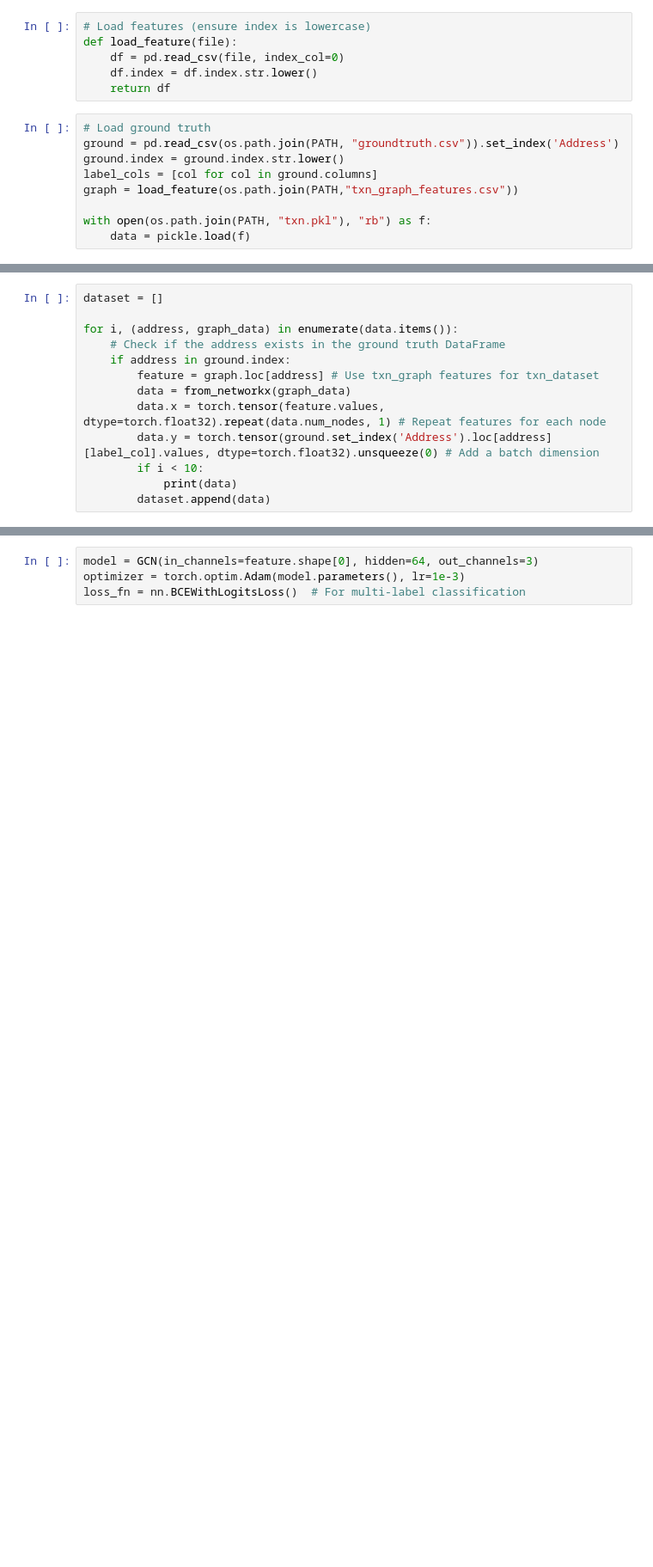
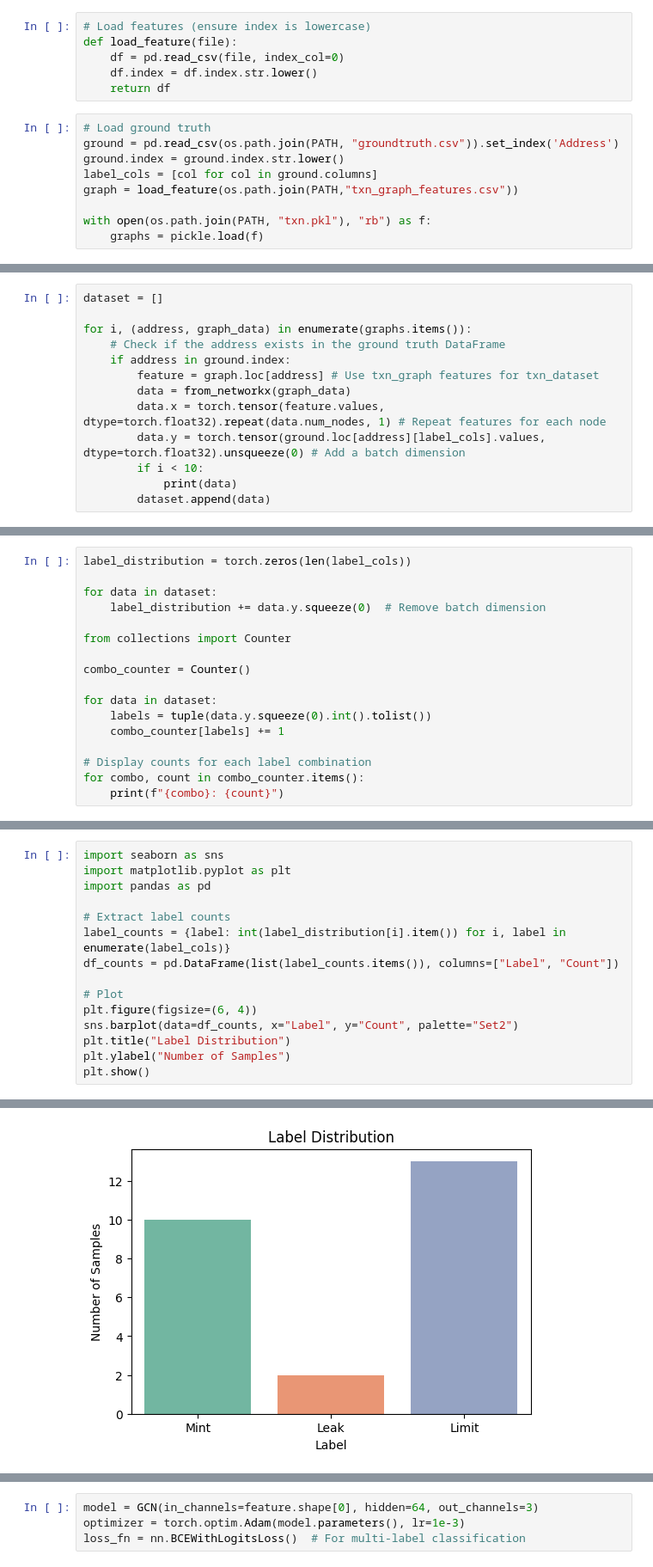
Before and after one commit to patorsiang/rugpull-detection-msc-kent-2025, a Jupyter notebook: notebooks/3_baseline/5_txn_gcn_model.ipynb, the cells around one changed output, grey strips where cells are left out. Shown at 86% size. Drawn from its saved outputs; the diff is of its cells as text; blank space fills up the shorter version.

Commit message:
feat: train and test txn graph

```diff
--- a/notebooks/3_baseline/5_txn_gcn_model.ipynb
+++ b/notebooks/3_baseline/5_txn_gcn_model.ipynb
@@ -67,7 +100,7 @@ label_cols = [col for col in ground.columns]
 graph = load_feature(os.path.join(PATH,"txn_graph_features.csv"))
 
 with open(os.path.join(PATH, "txn.pkl"), "rb") as f:
-    data = pickle.load(f)
+    graphs = pickle.load(f)
 # %%
 class GCN(nn.Module):
     def __init__(self, in_channels, hidden, out_channels):
@@ -84,13 +119,13 @@ class GCN(nn.Module):
 # %%
 dataset = []
 
-for i, (address, graph_data) in enumerate(data.items()):
+for i, (address, graph_data) in enumerate(graphs.items()):
     # Check if the address exists in the ground truth DataFrame
     if address in ground.index:
         feature = graph.loc[address] # Use txn_graph features for txn_dataset
         data = from_networkx(graph_data)
         data.x = torch.tensor(feature.values, dtype=torch.float32).repeat(data.num_nodes, 1) # Repeat features for each node
-        data.y = torch.tensor(ground.set_index('Address').loc[address][label_col].values, dtype=torch.float32).unsqueeze(0) # Add a batch dimension
+        data.y = torch.tensor(ground.loc[address][label_cols].values, dtype=torch.float32).unsqueeze(0) # Add a batch dimension
         if i < 10:
             print(data)
         dataset.append(data)
@@ -96,0 +145,17 @@ for i, (address, graph_data) in enumerate(data.items()):
+# %%
+label_distribution = torch.zeros(len(label_cols))
+
+for data in dataset:
+    label_distribution += data.y.squeeze(0)  # Remove batch dimension
+
+from collections import Counter
+
+combo_counter = Counter()
+
+for data in dataset:
+    labels = tuple(data.y.squeeze(0).int().tolist())
+    combo_counter[labels] += 1
+
+# Display counts for each label combination
+for combo, count in combo_counter.items():
+    print(f"{combo}: {count}")
@@ -96,0 +169,16 @@ for i, (address, graph_data) in enumerate(data.items()):
+# %%
+import seaborn as sns
+import matplotlib.pyplot as plt
+import pandas as pd
+
+# Extract label counts
+label_counts = {label: int(label_distribution[i].item()) for i, label in enumerate(label_cols)}
+df_counts = pd.DataFrame(list(label_counts.items()), columns=["Label", "Count"])
+
+# Plot
+plt.figure(figsize=(6, 4))
+sns.barplot(data=df_counts, x="Label", y="Count", palette="Set2")
+plt.title("Label Distribution")
+plt.ylabel("Number of Samples")
+plt.show()
+# %% [output]
@@ -96,0 +188 @@ for i, (address, graph_data) in enumerate(data.items()):
+[figure, added]
```
Also changed, not shown: parts of 18 cells of this notebook.
